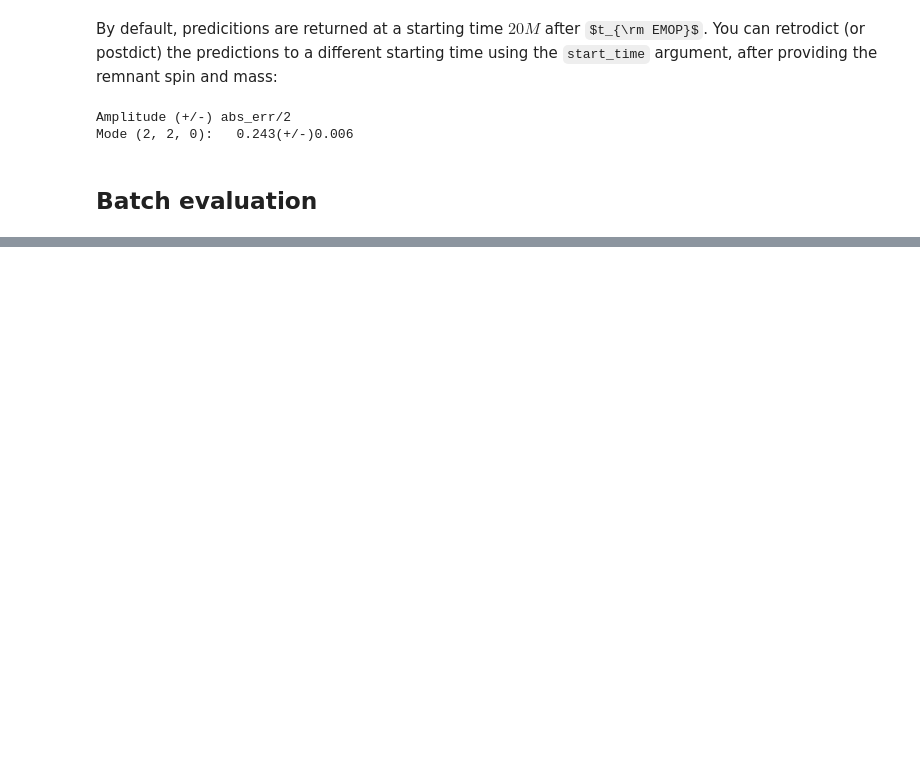
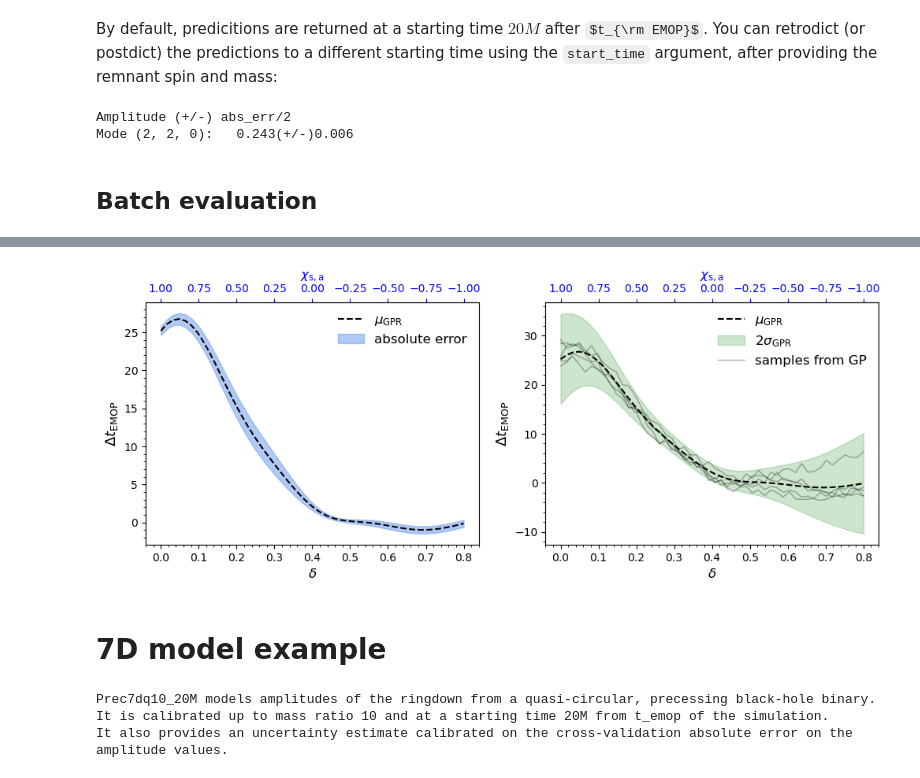
Before and after one commit to FraNob/postmerger, a Jupyter notebook: examples/Prec_models.ipynb, the cells around one changed output, grey strips where cells are left out. Drawn from its saved outputs; the diff is of its cells as text; code cells hidden in the pictures; some formulas as TeX source; blank space fills up the shorter version.

Commit message:
Update example for precessing models

```diff
--- a/examples/Prec_models.ipynb
+++ b/examples/Prec_models.ipynb
@@ -149,0 +181,63 @@ plt.show()
+# %%
+
+## spherical-harmonic indices
+lm = (2,2)
+
+## mode indices
+mode = (2,2,0)
+
+## predict
+temop, sigma_temop = fit_6d.predict_t_emop(delta, chi_s, chi_a, theta_f, phi_k, v_k ,return_std=True)
+temop_abs_err = fit_6d.predict_t_emop_abs_err(delta, chi_s, chi_a, theta_f, phi_k, v_k ,return_std=False)
+
+samples = fit_6d.sample_t_emop(delta, chi_s, chi_a, theta_f, phi_k, v_k ,n_samples = 5)
+# %%
+from matplotlib.ticker import FuncFormatter
+from scipy.interpolate import interp1d
+fig, axs = plt.subplots(1,2,figsize=(12,4))
+
+varying = delta
+varying2 = chi_s
+
+ax = axs[0]
+ax.plot(varying,temop,color='k',linestyle='--',label=r'$\mu_{\rm GPR}$')
+ax.fill_between(varying,temop-temop_abs_err,temop+temop_abs_err,alpha=0.5,\
+                 color='cornflowerblue',label='absolute error')
+ax.set_xlabel(r'$\delta$',fontsize=12)
+ax.set_ylabel(r'$\Delta t_{\rm EMOP}$',fontsize=13)
+ax.minorticks_on()
+ax.legend(fontsize=12,frameon=False)
+# Create secondary x-axis
+fwd = interp1d(varying, varying2, kind='linear', fill_value='extrapolate')
+inv = interp1d(varying2, varying, kind='linear', fill_value='extrapolate')
+secax = ax.secondary_xaxis('top', functions=(fwd, inv))
+secax.set_xlabel(r'$\chi_{\rm s,a}$', fontsize=12, color='b')
+secax.tick_params(labelsize=10, colors='b')
+
+ax = axs[1]
+ax.plot(varying,temop,color='k',linestyle='--',label=r'$\mu_{\rm GPR}$')
+ax.fill_between(varying,temop-2*sigma_temop,temop+2*sigma_temop,alpha=0.2,\
+                 color='green',label=r'$2\sigma_{\rm GPR}$')
+ax.plot(varying, samples[:,0], ls='-', c='k', lw=1, alpha=0.3, label='samples from GP')
+ax.plot(varying, samples[:,1:], ls='-', c='k', lw=1, alpha=0.3,)
+ax.set_xlabel(r'$\delta$',fontsize=12)
+ax.set_ylabel(r'$\Delta t_{\rm EMOP}$',fontsize=13)
+ax.minorticks_on()
+ax.legend(fontsize=12,frameon=False)
+# Create secondary x-axis
+fwd = interp1d(varying, varying2, kind='linear', fill_value='extrapolate')
+inv = interp1d(varying2, varying, kind='linear', fill_value='extrapolate')
+secax = ax.secondary_xaxis('top', functions=(fwd, inv))
+secax.set_xlabel(r'$\chi_{\rm s,a}$', fontsize=12, color='b')
+secax.tick_params(labelsize=10, colors='b')
+# %% [output]
+[figure, added]
+# %% [markdown]
+# 7D model example
+# %%
+fit_7d = pm.load_fit('Prec7dq10_20M')
+fit_7d
+# %% [output]
+Prec7dq10_20M models amplitudes of the ringdown from a quasi-circular, precessing black-hole binary.
+It is calibrated up to mass ratio 10 and at a starting time 20M from t_emop of the simulation.
+It also provides an uncertainty estimate calibrated on the cross-validation absolute error on the amplitude values.
```
Also changed, not shown: parts of 20 cells of this notebook, 5 other files.
